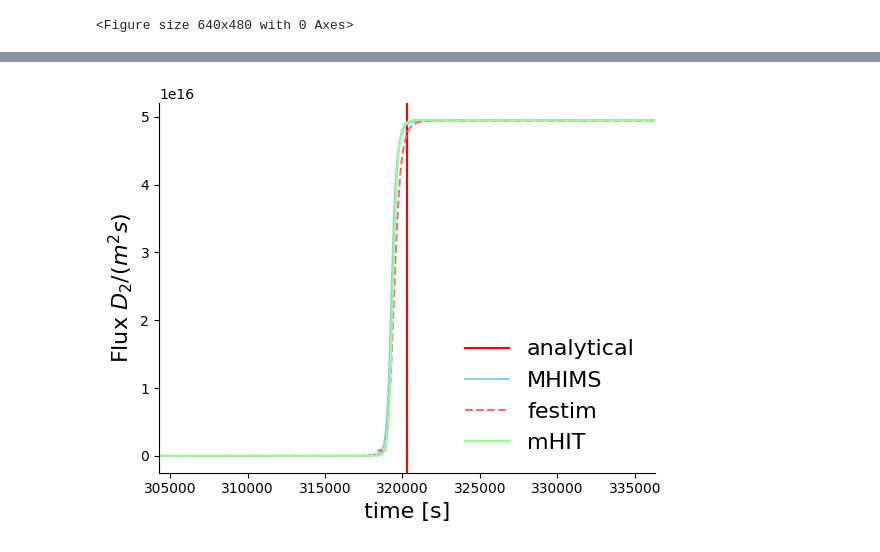
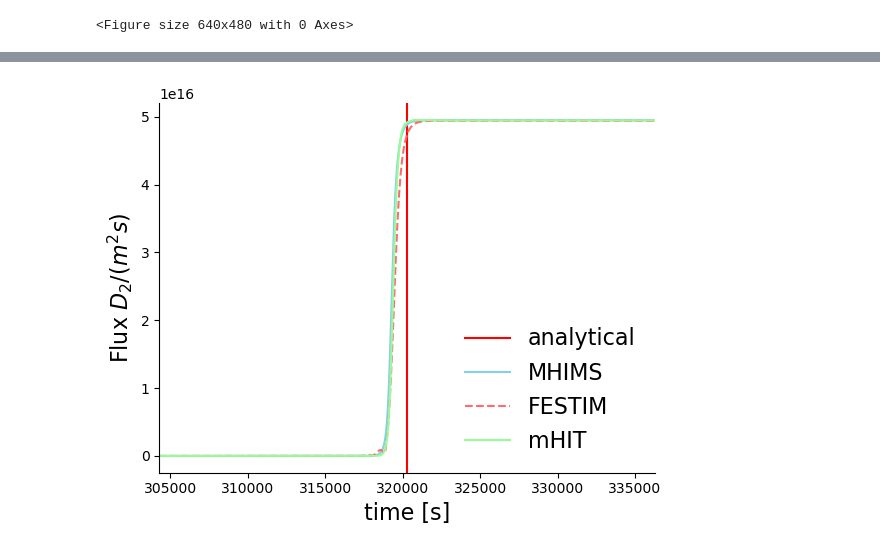
Before and after one commit to gabriele-ferrero/Titans_TT_codecomparison, a Jupyter notebook: graph_scripts_and_results/Strong_Trap/StrongTrapPlot.ipynb, the cells around one changed output, grey strips where cells are left out. Saved outputs shown, nothing was run; the diff lists cells and outputs as text; code cells hidden in the pictures.

Commit message:
Fix Plotting issues

```diff
--- a/graph_scripts_and_results/Strong_Trap/StrongTrapPlot.ipynb
+++ b/graph_scripts_and_results/Strong_Trap/StrongTrapPlot.ipynb
@@ -76,5 +63,5 @@ ParseException: Expected end of text, found '$'  (at char 5), (line:1, col:6)
 # %%
-a = np.loadtxt('Flux25EvTrap2.txt')
+a = np.loadtxt('Flux25eVTrap2.txt')
 b = np.loadtxt('Strong_flux_festim.txt')
 
 
@@ -98,7 +85,7 @@ plt.gca().spines['top'].set_visible(False)
 plt.gca().spines['right'].set_visible(False)
 plt.xlabel('time [s]',fontsize=16)
 # plt.ylabel(r'Flux $\frac{D_2}{\mathrm{m^2 \, s}}$')
-plt.ylabel(r'Flux $D_2 /(m^{2} s)}$', size=16)
+plt.ylabel(r'Flux ${D_2 /(m^{2} s)}$', size=16)
 plt.xticks(x, x_labels)
 plt.savefig('StrongTrap.jpg',dpi=450)
 # %% [output]
@@ -106,16 +93,16 @@ FileNotFoundError: Flux25EvTrap2.txt not found.
 # %%
 plt.axvline(x=stronganalytical, color='r',label='analytical')
 plt.plot(fluxbulk4['Time'], fluxbulk4['Flux'], color='#87CEEB',label='MHIMS')
 
 plt.plot(b[:, 0], b[:, 1], '--', color='#FF6B6B',label='FESTIM')
 plt.plot(a[:, 0], a[:, 1],label='mHIT',color='#98FB98')
 plt.legend( loc='lower right',fontsize=16, frameon=False)
 plt.gca().spines['top'].set_visible(False)
 plt.gca().spines['right'].set_visible(False)
 plt.xlabel('time [s]',fontsize=16)
 # plt.ylabel(r'Flux $\frac{D_2}{\mathrm{m^2 \, s}}$')
-plt.ylabel(r'Flux $D_2 /(m^{2} s)}$', size=16)
+plt.ylabel(r'Flux ${D_2 /(m^{2} s)}$', size=16)
 plt.xlim([stronganalytical*0.95,stronganalytical*1.05])
 plt.savefig('StrongTrapZoom.jpg',dpi=450)
 # %% [output]
-[figure, old version]
+[figure, new version]
```
Also changed, not shown: parts of 2 cells of this notebook, 6 other files.
